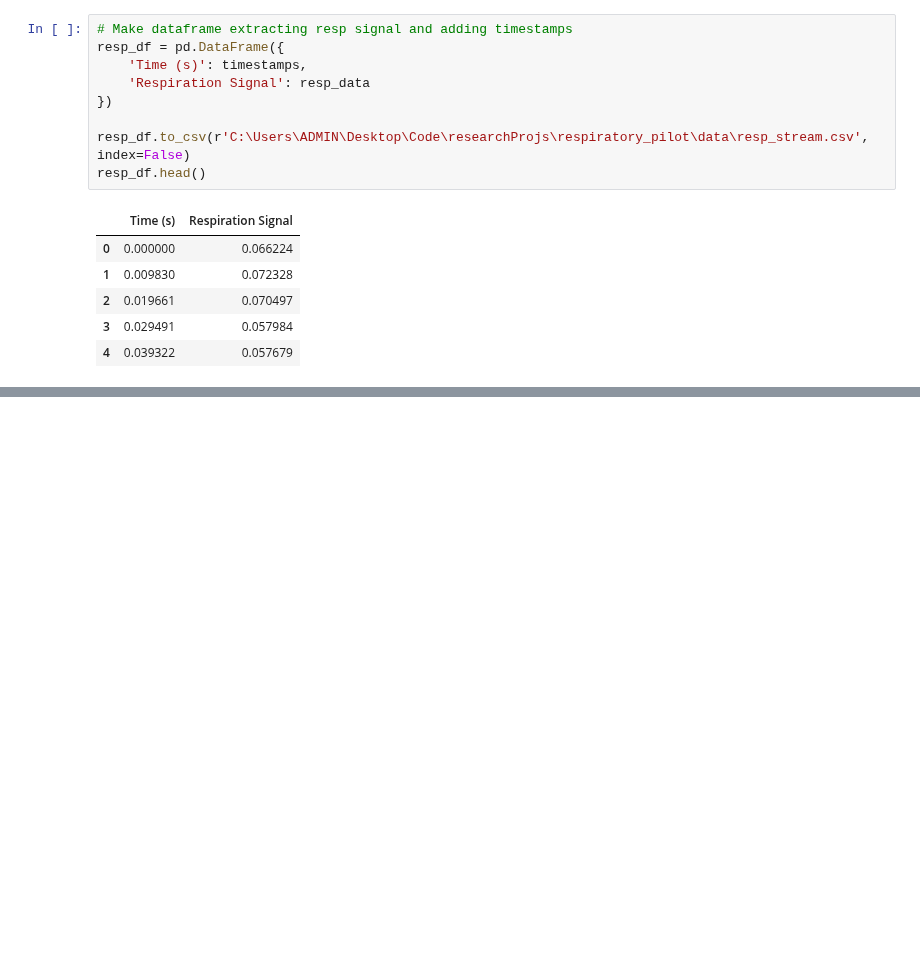
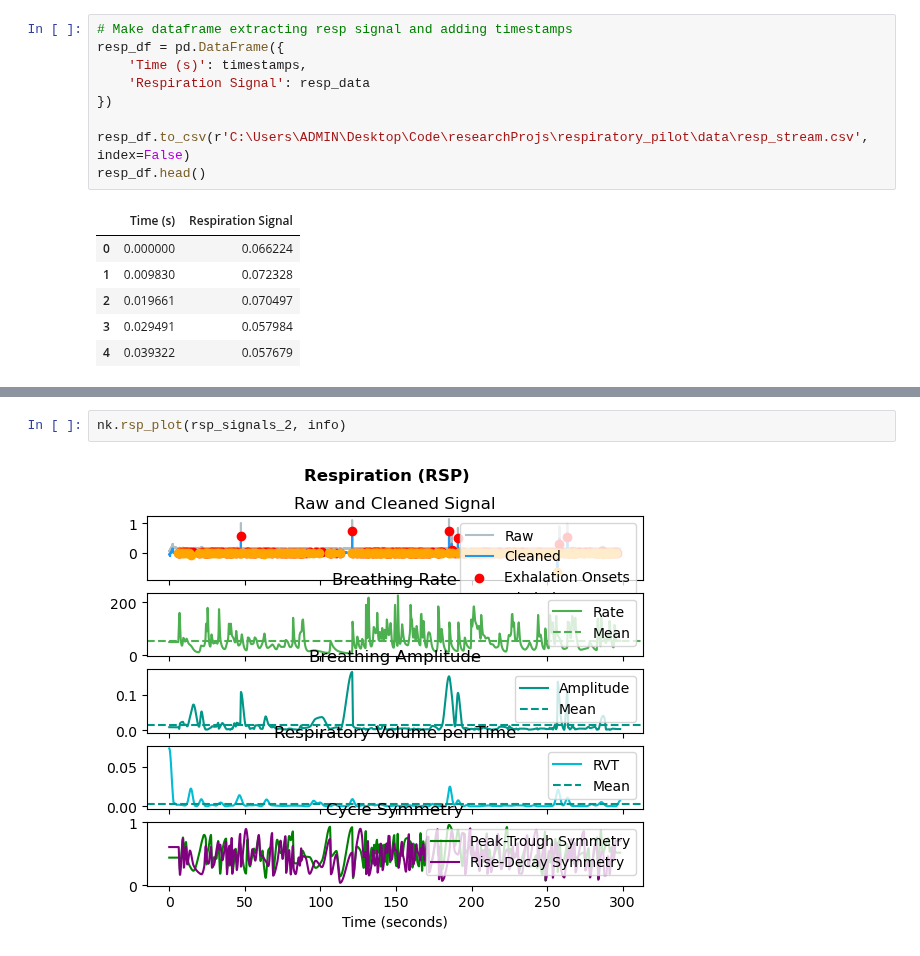
Before and after one commit to padillacoreanolab/respiratory_pilot, a Jupyter notebook: iteration_1.ipynb, the cells around one changed output, grey strips where cells are left out. Cells and saved outputs as stored; diff of their text form; blank space fills up the shorter version.

```diff
--- a/iteration_1.ipynb
+++ b/iteration_1.ipynb
@@ -245,2 +269,6 @@ nk.rsp_plot(rsp_signals, info)
+# %%
+nk.rsp_plot(rsp_signals_2, info)
+# %% [output]
+[figure, added]
 # %%
 # Adding timestamps to processed resp data
```
Also changed, not shown: parts of 9 cells of this notebook, 1 other file.
